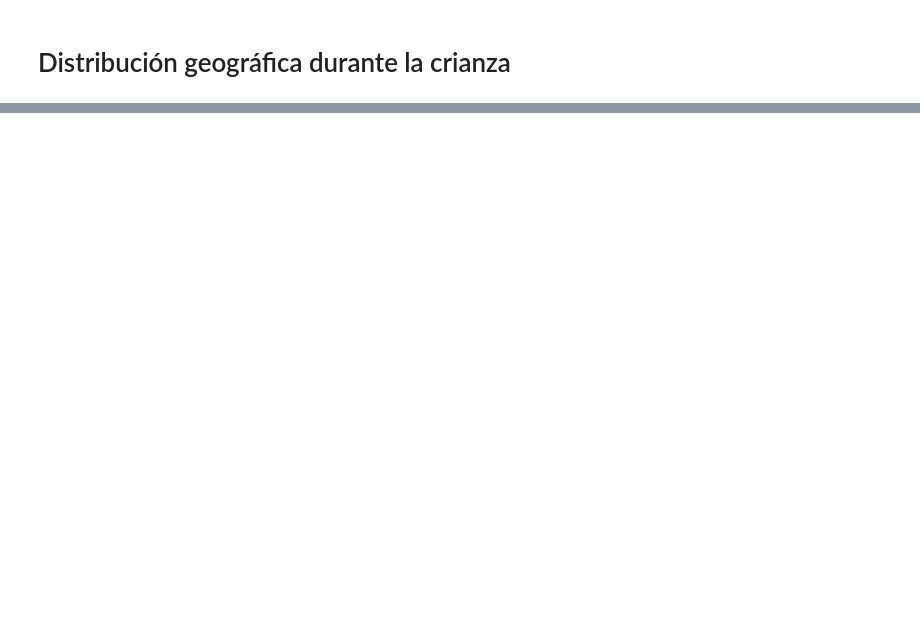
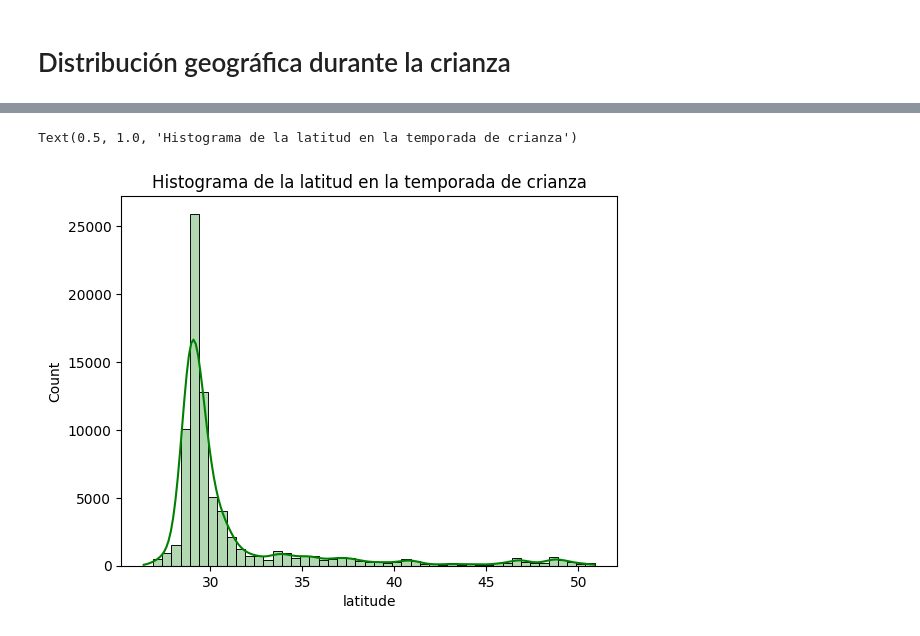
Before and after one commit to MaritzaB/niche_modelling, a Jupyter notebook: src/notebooks/eda_albatross.ipynb, the cells around one changed output, grey strips where cells are left out. Cells and saved outputs as stored; diff of their text form; code cells hidden in the pictures; blank space fills up the shorter version.

```diff
--- a/src/notebooks/eda_albatross.ipynb
+++ b/src/notebooks/eda_albatross.ipynb
@@ -72,4 +152,7 @@ plt.title("Boxplot de la latitud en la temporada de crianza")
 # %%
 sns.histplot(data = trajectories[trajectories["season"]=="crianza"],
              x="latitude", binwidth=0.5, kde=True, color="green", alpha=0.3)
-plt.title("Histograma de la latitude en la temporada de crianza")
+plt.title("Histograma de la latitud en la temporada de crianza")
+# %% [output]
+Text(0.5, 1.0, 'Histograma de la latitud en la temporada de crianza')
+[figure, added]
```
Also changed, not shown: parts of 17 cells of this notebook.
